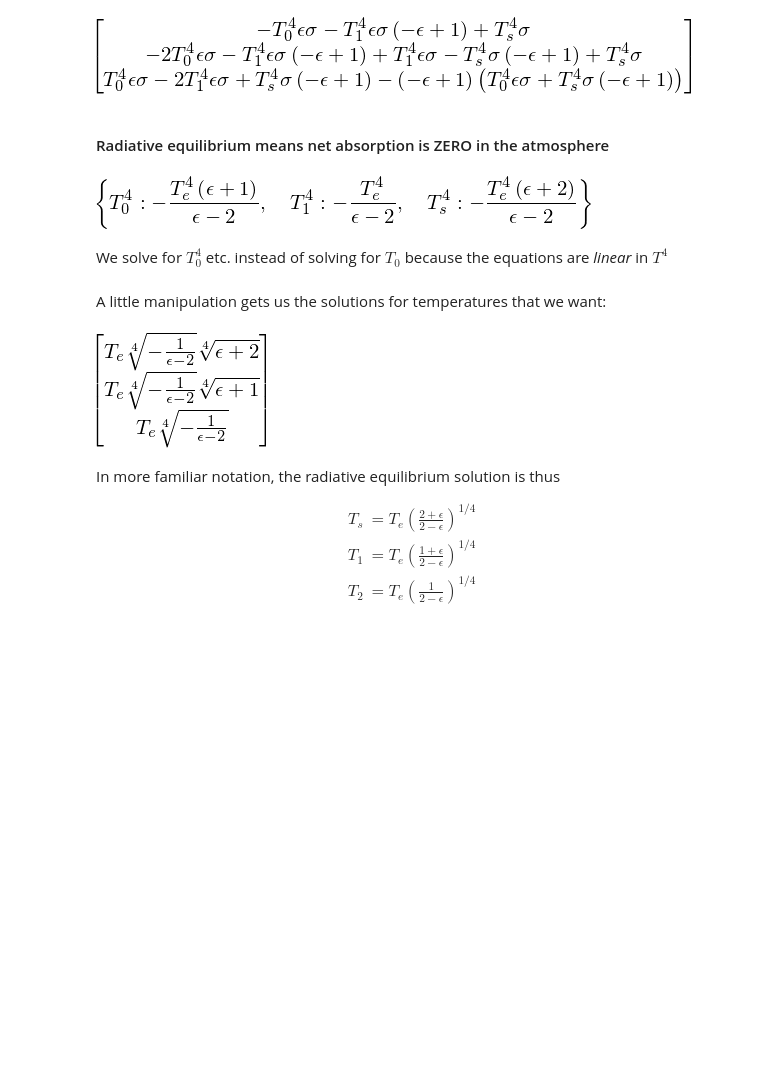
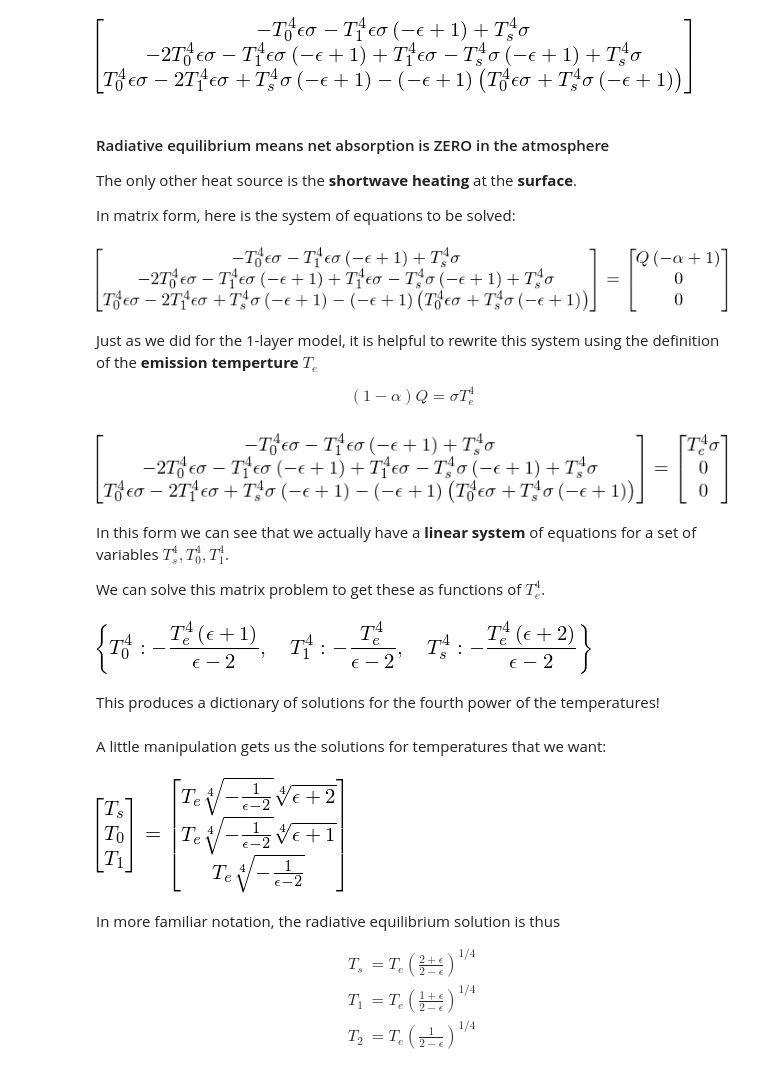
Before and after one commit to brian-rose/ClimateModeling_courseware, a Jupyter notebook: Lectures/Lecture06 -- Elementary greenhouse models.ipynb, the cells around one changed output. Saved outputs shown, nothing was run; the diff lists cells and outputs as text; code cells hidden in the pictures; blank space fills up the shorter version.

Commit message:
Finish improving 2-layer lecture, including summary slides.

```diff
--- a/Lectures/Lecture06 -- Elementary greenhouse models.ipynb
+++ b/Lectures/Lecture06 -- Elementary greenhouse models.ipynb
@@ -294,3 +287,6 @@ D_2 = 0
+# %%
+fromspace = 0
+D_2 = fromspace
 # %% [markdown]
 Between layer 1 and layer 0 the beam contains emissions from layer 1:
 
@@ -624,24 +643,49 @@ A
 [figure]
 # %% [markdown]
 #### Radiative equilibrium means net absorption is ZERO in the atmosphere
+
+The only other heat source is the **shortwave heating** at the **surface**.
+
+In matrix form, here is the system of equations to be solved:
+# %%
+radeq = sympy.Equality(A, sympy.Matrix([(1-alpha)*Q, 0, 0]))
+radeq
+# %% [output]
+[figure, added]
+# %% [markdown]
+Just as we did for the 1-layer model, it is helpful to rewrite this system using the definition of the **emission temperture** $T_e$
+
+$$ (1-\alpha) Q = \sigma T_e^4 $$
+# %%
+radeq2 = radeq.subs([((1-alpha)*Q, sigma*T_e**4)])
+radeq2
+# %% [output]
+[figure, added]
+# %% [markdown]
+In this form we can see that we actually have a **linear system** of equations for a set of variables $T_s^4, T_0^4, T_1^4$.
+
+We can solve this matrix problem to get these as functions of $T_e^4$.
 # %%
-# Solve for radiative equilibrium by setting this equal to zero
-#T_e = sympy.symbols('T_e', positive=True)
-fourthpower = sympy.solve(A - sympy.Matrix([sigma*T_e**4, 0, 0]),
-            [T_s**4, T_1**4, T_0**4])
+# Solve for radiative equilibrium
+fourthpower = sympy.solve(radeq2, [T_s**4, T_1**4, T_0**4])
 fourthpower
 # %% [output]
 [figure]
-# %% [markdown]
-We solve for $T_0^4$ etc. instead of solving for $T_0$ because the equations are *linear* in $T^4$
+# %% [markdown]
+This produces a dictionary of solutions for the fourth power of the temperatures!
 # %% [markdown]
 A little manipulation gets us the solutions for temperatures that we want:
 # %%
+# need the symbolic fourth root operation
+from sympy.simplify.simplify import nthroot
+
 fourthpower_list = [fourthpower[key] for key in [T_s**4, T_0**4, T_1**4]]
 solution = sympy.Matrix([nthroot(item,4) for item in fourthpower_list])
-solution
+#  Display result as matrix equation!
+T = sympy.Matrix([T_s, T_0, T_1])
+sympy.Equality(T, solution)
 # %% [output]
-[figure, old version]
+[figure, new version]
 # %% [markdown]
 In more familiar notation, the radiative equilibrium solution is thus
 
```
Also changed, not shown: parts of 32 cells of this notebook.
